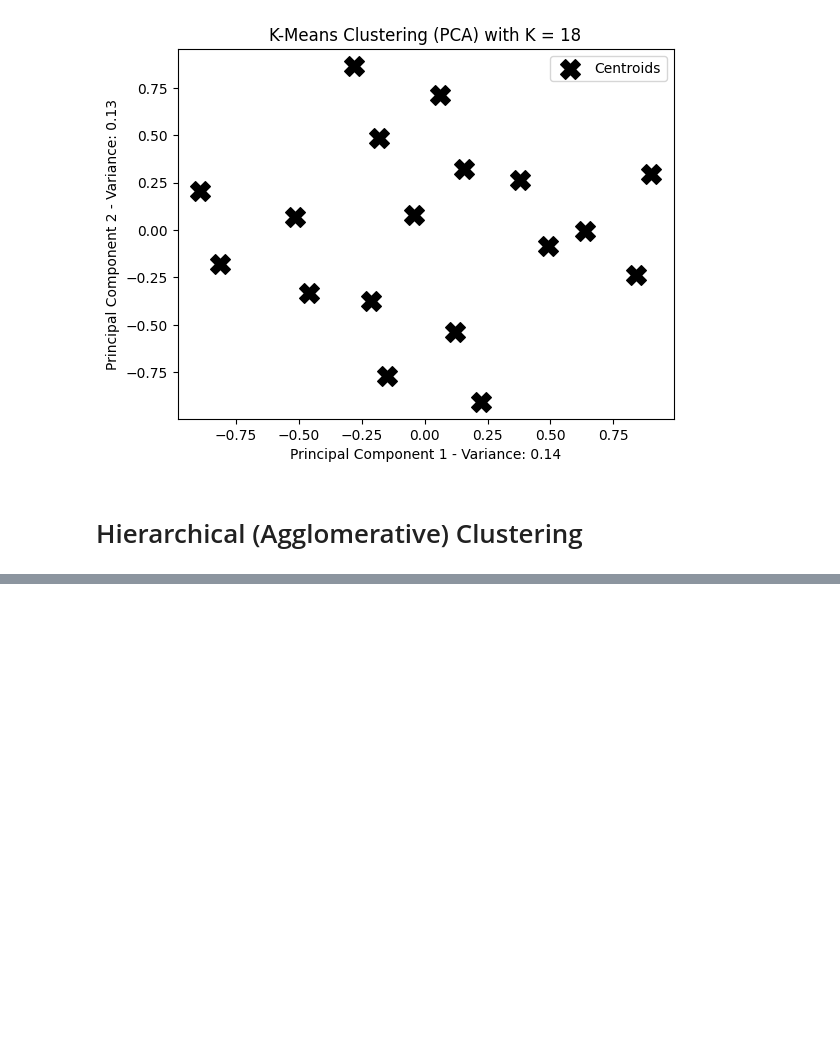
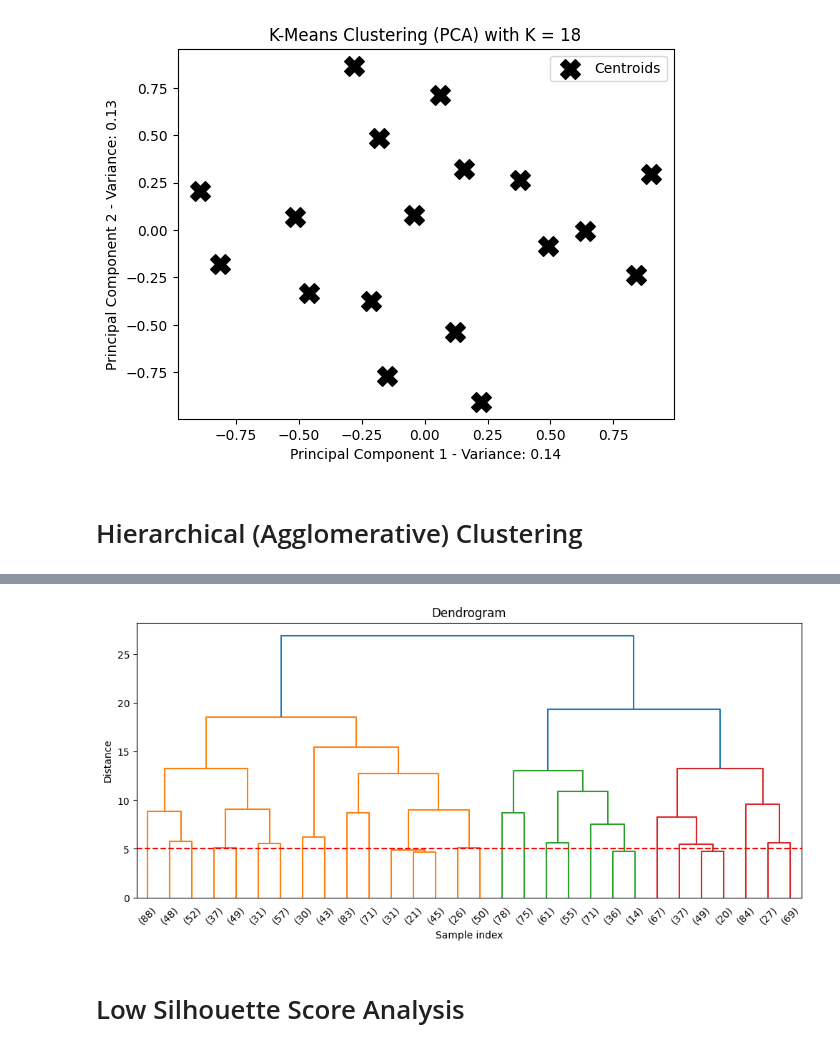
Before and after one commit to yusufimantaka/patient-segmentation, a Jupyter notebook: clustering.ipynb, the cells around one changed output, grey strips where cells are left out. Cells and saved outputs as stored; diff of their text form; code cells hidden in the pictures; blank space fills up the shorter version.

```diff
--- a/clustering.ipynb
+++ b/clustering.ipynb
@@ -213,0 +264,17 @@ plt.show()
+# %%
+# Plotting dendogram
+from scipy.cluster.hierarchy import dendrogram, linkage
+
+Z = linkage(scaled_df, method='ward', metric='euclidean')
+
+plt.figure(figsize=(12, 5))
+dendrogram(Z, truncate_mode='lastp', p=30)
+plt.title('Dendrogram')
+plt.xlabel('Sample index')
+plt.ylabel('Distance')
+plt.axhline(y=5, color='r', linestyle='--')
+plt.show()
+# %% [output]
+[figure, added]
+# %% [markdown]
+# Low Silhouette Score Analysis
```
Also changed, not shown: parts of 7 cells of this notebook.
